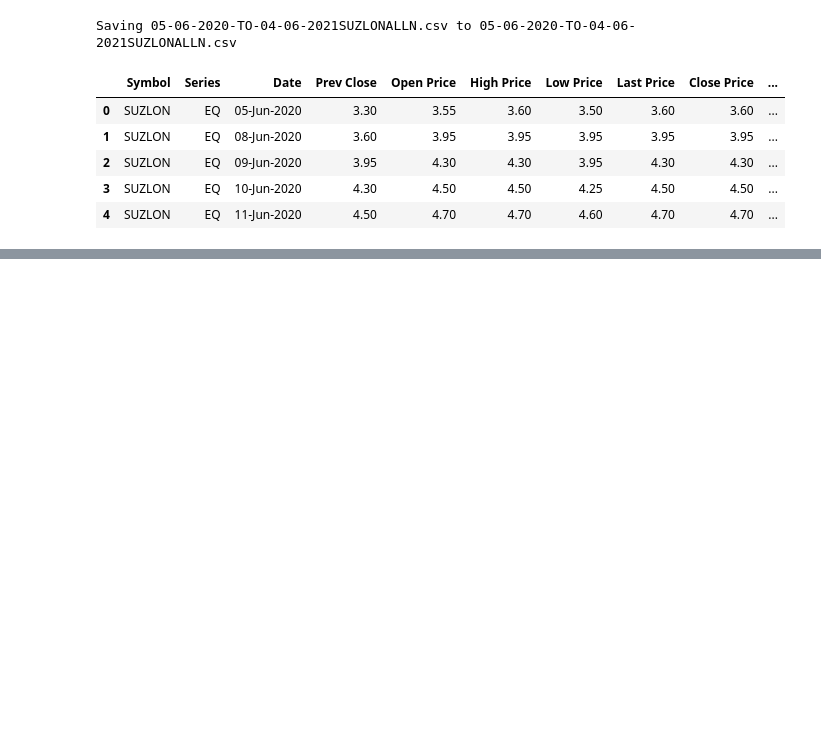
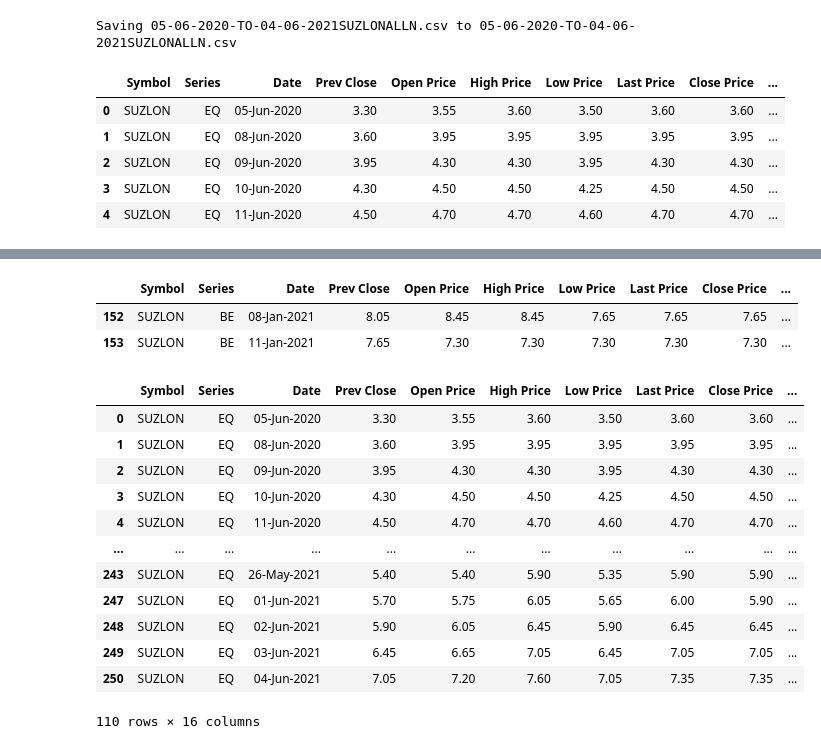
Before and after one commit to thiyagi9/PythonPractises, a Jupyter notebook: Suzlon.ipynb, the cells around one changed output, grey strips where cells are left out. Saved outputs shown, nothing was run; the diff lists cells and outputs as text; code cells hidden in the pictures; blank space fills up the shorter version.

```diff
--- a/Suzlon.ipynb
+++ b/Suzlon.ipynb
@@ -17,6 +17,7 @@ f1 = files.upload()
 Saving 05-06-2020-TO-04-06-2021SUZLONALLN.csv to 05-06-2020-TO-04-06-2021SUZLONALLN.csv
 # %%
 df=pd.read_csv('05-06-2020-TO-04-06-2021SUZLONALLN.csv',error_bad_lines=False)
+df['Perc_Change']=((df['Close Price']-df['Prev Close'])/df['Prev Close'])*100
 # %%
 df.head()
 # %% [output]
@@ -28,0 +48,24 @@ df.head()
+# %%
+df_perc=df[df['Date'].isin(['08-Jan-2021','11-Jan-2021'])]
+
+df_perc
+# %% [output]
+|  | Symbol | Series | Date | Prev Close | Open Price | High Price | Low Price | Last Price | Close Price | ... |
+| 152 | SUZLON | BE | 08-Jan-2021 | 8.05 | 8.45 | 8.45 | 7.65 | 7.65 | 7.65 | ... |
+| 153 | SUZLON | BE | 11-Jan-2021 | 7.65 | 7.30 | 7.30 | 7.30 | 7.30 | 7.30 | ... |
+# %%
+df[df['Perc_Change']>0]
+# %% [output]
+|  | Symbol | Series | Date | Prev Close | Open Price | High Price | Low Price | Last Price | Close Price | ... |
+| 0 | SUZLON | EQ | 05-Jun-2020 | 3.30 | 3.55 | 3.60 | 3.50 | 3.60 | 3.60 | ... |
+| 1 | SUZLON | EQ | 08-Jun-2020 | 3.60 | 3.95 | 3.95 | 3.95 | 3.95 | 3.95 | ... |
+| 2 | SUZLON | EQ | 09-Jun-2020 | 3.95 | 4.30 | 4.30 | 3.95 | 4.30 | 4.30 | ... |
+| 3 | SUZLON | EQ | 10-Jun-2020 | 4.30 | 4.50 | 4.50 | 4.25 | 4.50 | 4.50 | ... |
+| 4 | SUZLON | EQ | 11-Jun-2020 | 4.50 | 4.70 | 4.70 | 4.60 | 4.70 | 4.70 | ... |
+| ... | ... | ... | ... | ... | ... | ... | ... | ... | ... | ... |
+| 243 | SUZLON | EQ | 26-May-2021 | 5.40 | 5.40 | 5.90 | 5.35 | 5.90 | 5.90 | ... |
+| 247 | SUZLON | EQ | 01-Jun-2021 | 5.70 | 5.75 | 6.05 | 5.65 | 6.00 | 5.90 | ... |
+| 248 | SUZLON | EQ | 02-Jun-2021 | 5.90 | 6.05 | 6.45 | 5.90 | 6.45 | 6.45 | ... |
+| 249 | SUZLON | EQ | 03-Jun-2021 | 6.45 | 6.65 | 7.05 | 6.45 | 7.05 | 7.05 | ... |
+| 250 | SUZLON | EQ | 04-Jun-2021 | 7.05 | 7.20 | 7.60 | 7.05 | 7.35 | 7.35 | ... |
+110 rows × 16 columns
```
Also changed, not shown: parts of 3 cells of this notebook.
